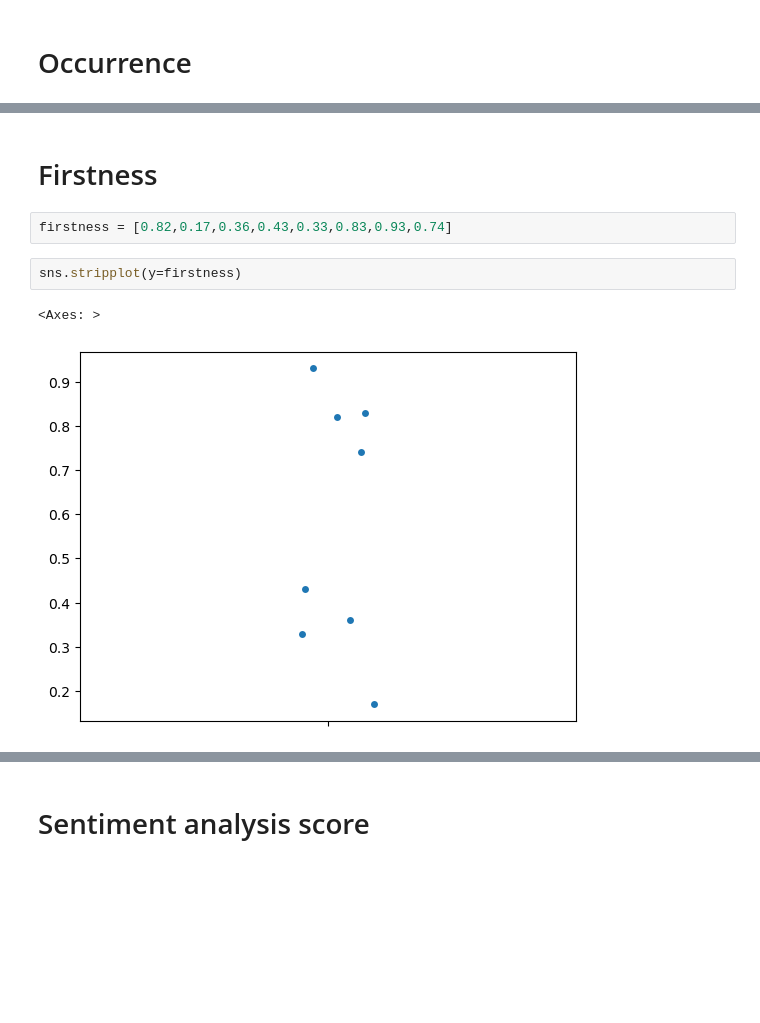
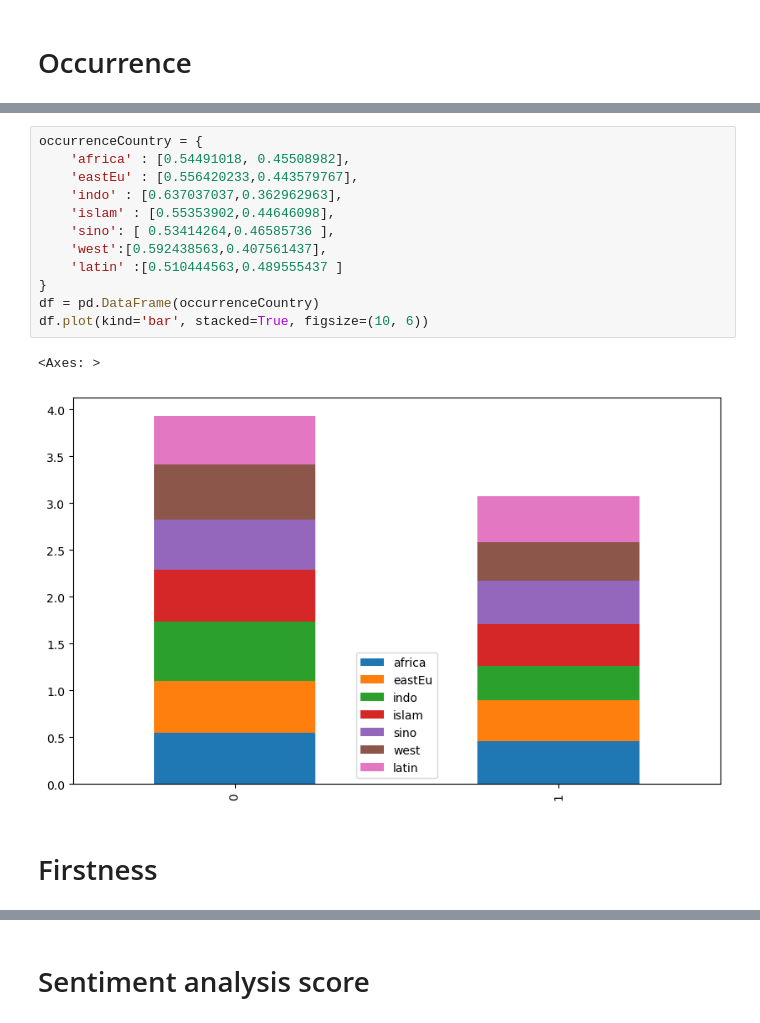
Before and after one commit to HappieTai/HnrsPgrm, a Jupyter notebook: graphs.ipynb, the cells around one changed output, grey strips where cells are left out. Cells and saved outputs as stored; diff of their text form; blank space fills up the shorter version.

```diff
--- a/graphs.ipynb
+++ b/graphs.ipynb
@@ -22,9 +21,17 @@ sns.stripplot(y=occurrence)
+# %%
+occurrenceCountry = {
+    'africa' : [0.54491018, 0.45508982],
+    'eastEu' : [0.556420233,0.443579767],
+    'indo' : [0.637037037,0.362962963],
+    'islam' : [0.55353902,0.44646098],
+    'sino': [ 0.53414264,0.46585736 ],
+    'west':[0.592438563,0.407561437],
+    'latin' :[0.510444563,0.489555437 ]
+}
+df = pd.DataFrame(occurrenceCountry)
+df.plot(kind='bar', stacked=True, figsize=(10, 6))
+# %% [output]
+<Axes: >
+[figure, added]
 # %% [markdown]
 # Firstness
-# %%
-firstness = [0.82,0.17,0.36,0.43,0.33,0.83,0.93,0.74]
-# %%
-sns.stripplot(y=firstness)
-# %% [output]
-<Axes: >
-[figure, removed]
```
Also changed, not shown: parts of 12 cells of this notebook, 1 other file.
